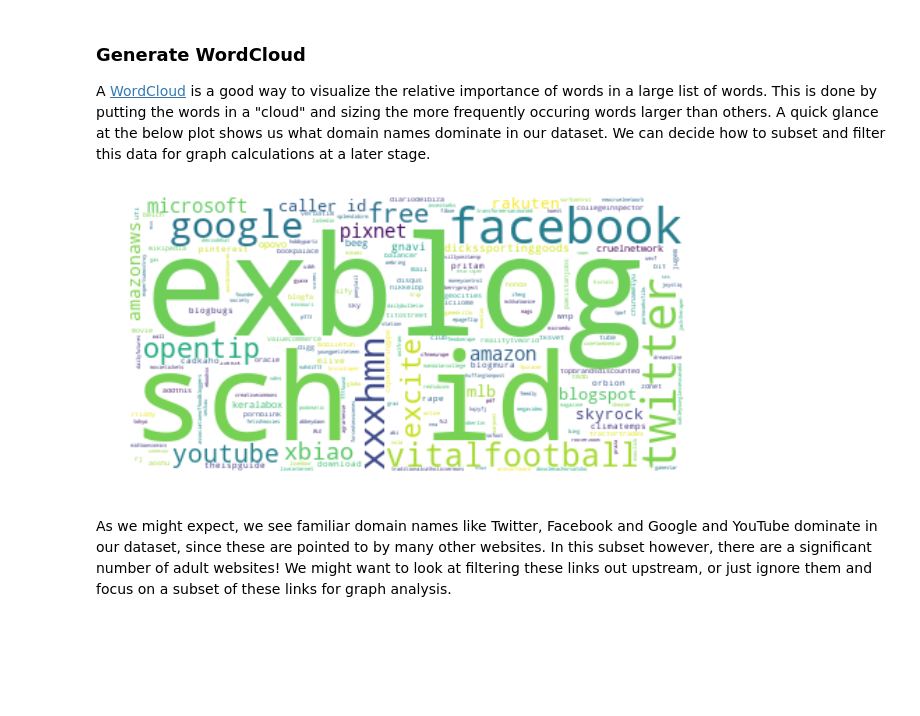
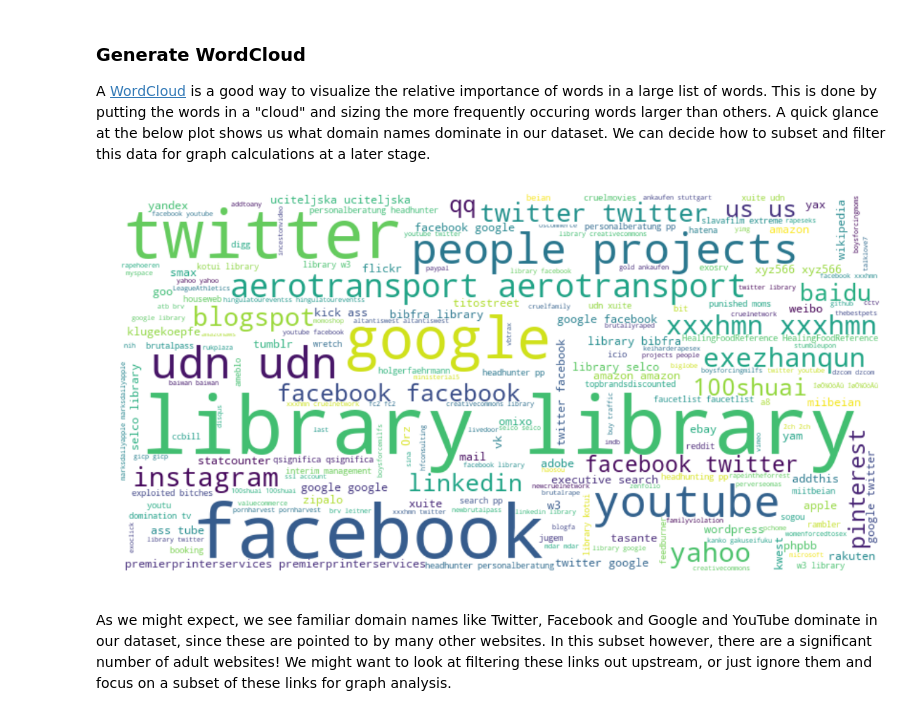
Before and after one commit to mrafayaleem/community-clusters, a Jupyter notebook: graph_mining.ipynb, the cells around one changed output. Drawn from its saved outputs; the diff is of its cells as text; code cells hidden in the pictures; blank space fills up the shorter version.

````diff
--- a/graph_mining.ipynb
+++ b/graph_mining.ipynb
@@ -36,8 +36,7 @@ import hashlib
 Our PySpark ETL code in ```parent_child.py``` extracts relevant URLs from the CommonCrawl WARC files and outputs them to parquet files. We now read them in for community clustering analysis.
 # %%
 sqlContext = SQLContext(sc)
-df = sqlContext.read.parquet("./bootstrap/spark-warehouse/output")
-df = df.distinct().limit(10000)
+df = sqlContext.read.parquet("./bootstrap/spark-warehouse/may/may*")
 # %%
 df.show(5)
 # %% [output]
@@ -73,15 +72,15 @@ A [WordCloud](https://github.com/amueller/word_cloud) is a good way to visualize
 # %%
 % matplotlib inline
 # Generate wordcloud
-wordcloud = WordCloud(background_color="white").\
+wordcloud = WordCloud(width=800, height=400, background_color="white").\
 generate(domain_names)
 # Display the generated image:
-plt.figure(figsize=(10, 8));
+plt.figure(figsize=(20, 10));
 plt.imshow(wordcloud, interpolation='bilinear');
 plt.axis("off");
 plt.show();
 # %% [output]
-[figure, old version]
+[figure, new version]
 # %% [markdown]
 As we might expect, we see familiar domain names like Twitter, Facebook and Google and YouTube dominate in our dataset, since these are pointed to by many other websites. In this subset however, there are a significant number of adult websites! We might want to look at filtering these links out upstream, or just ignore them and focus on a subset of these links for graph analysis.
 # %% [markdown]
````
Also changed, not shown: parts of 12 cells of this notebook.
